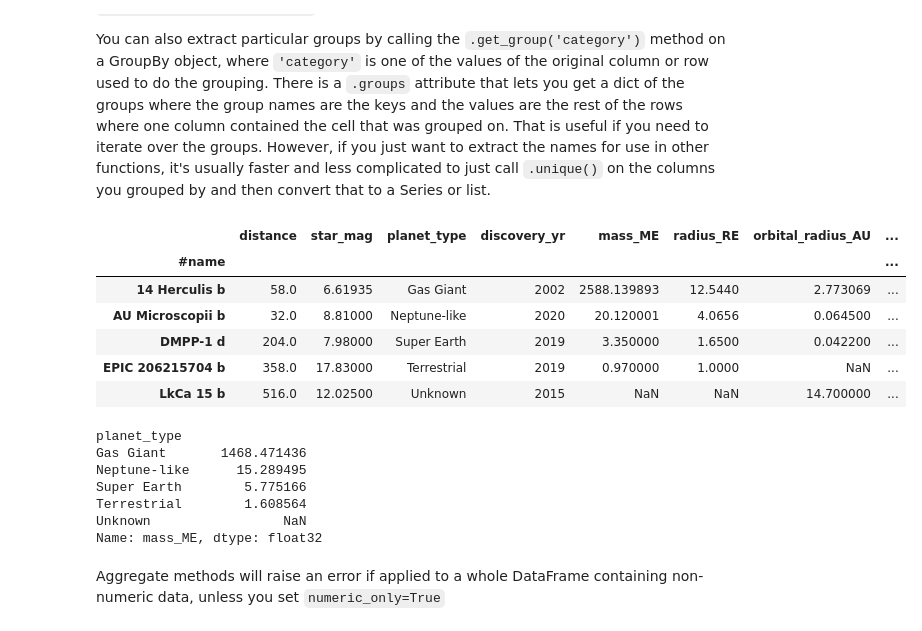
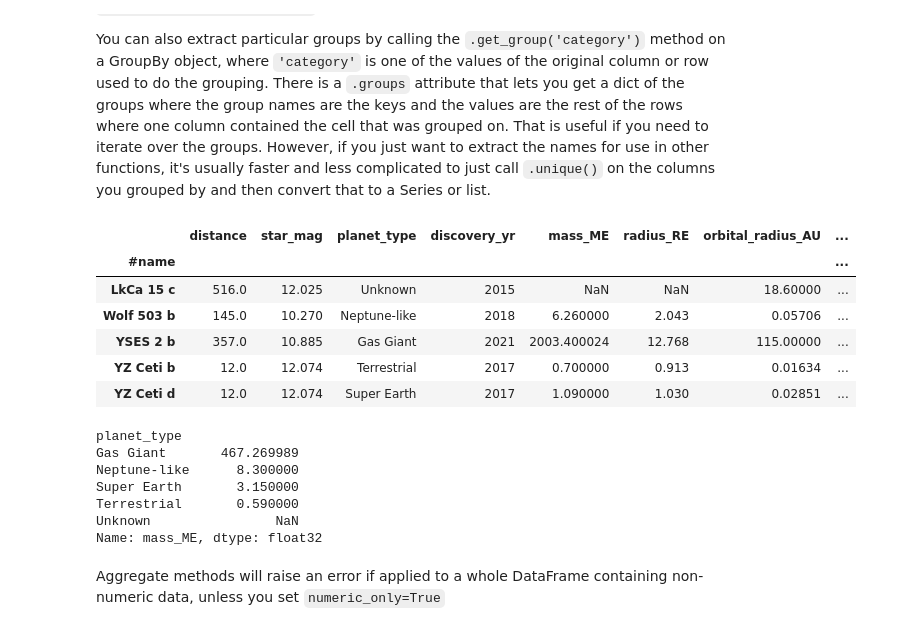
Before and after one commit to rlpitts/Intro-to-Pandas, a Jupyter notebook: PandasIntro.ipynb, the cells around one changed output. Cells and saved outputs as stored; diff of their text form; code cells hidden in the pictures.

```diff
--- a/PandasIntro.ipynb
+++ b/PandasIntro.ipynb
@@ -1007,24 +1009,24 @@ When inspecting a GroupBy object, many DataFrame inspection methods still work,
 You can also extract particular groups by calling the `.get_group('category')` method on a GroupBy object, where `'category'` is one of the values of the original column or row used to do the grouping. There is a `.groups` attribute that lets you get a dict of the groups where the group names are the keys and the values are the rest of the rows where one column contained the cell that was grouped on. That is useful if you need to iterate over the groups. However, if you just want to extract the names for use in other functions, it's usually faster and less complicated to just call `.unique()` on the columns you grouped by and then convert that to a Series or list.
 # %%
 grouped1=df.groupby(['planet_type'])
-grouped1.nth(3)
+grouped1.nth(-1)
 # %% [output]
 |  | distance | star_mag | planet_type | discovery_yr | mass_ME | radius_RE | orbital_radius_AU | ... |
 | #name |  |  |  |  |  |  |  | ... |
-| 14 Herculis b | 58.0 | 6.61935 | Gas Giant | 2002 | 2588.139893 | 12.5440 | 2.773069 | ... |
-| AU Microscopii b | 32.0 | 8.81000 | Neptune-like | 2020 | 20.120001 | 4.0656 | 0.064500 | ... |
-| DMPP-1 d | 204.0 | 7.98000 | Super Earth | 2019 | 3.350000 | 1.6500 | 0.042200 | ... |
-| EPIC 206215704 b | 358.0 | 17.83000 | Terrestrial | 2019 | 0.970000 | 1.0000 | NaN | ... |
-| LkCa 15 b | 516.0 | 12.02500 | Unknown | 2015 | NaN | NaN | 14.700000 | ... |
+| LkCa 15 c | 516.0 | 12.025 | Unknown | 2015 | NaN | NaN | 18.60000 | ... |
+| Wolf 503 b | 145.0 | 10.270 | Neptune-like | 2018 | 6.260000 | 2.043 | 0.05706 | ... |
+| YSES 2 b | 357.0 | 10.885 | Gas Giant | 2021 | 2003.400024 | 12.768 | 115.00000 | ... |
+| YZ Ceti b | 12.0 | 12.074 | Terrestrial | 2017 | 0.700000 | 0.913 | 0.01634 | ... |
+| YZ Ceti d | 12.0 | 12.074 | Super Earth | 2017 | 1.090000 | 1.030 | 0.02851 | ... |
 # %%
-grouped1['mass_ME'].mean()
+grouped1['mass_ME'].median()
 # %% [output]
 planet_type
-Gas Giant       1468.471436
-Neptune-like      15.289495
-Super Earth        5.775166
-Terrestrial        1.608564
-Unknown                 NaN
+Gas Giant       467.269989
+Neptune-like      8.300000
+Super Earth       3.150000
+Terrestrial       0.590000
+Unknown                NaN
 Name: mass_ME, dtype: float32
 # %% [markdown]
 Aggregate methods will raise an error if applied to a whole DataFrame containing non-numeric data, unless you set `numeric_only=True`
```
Also changed, not shown: parts of 19 cells of this notebook.
